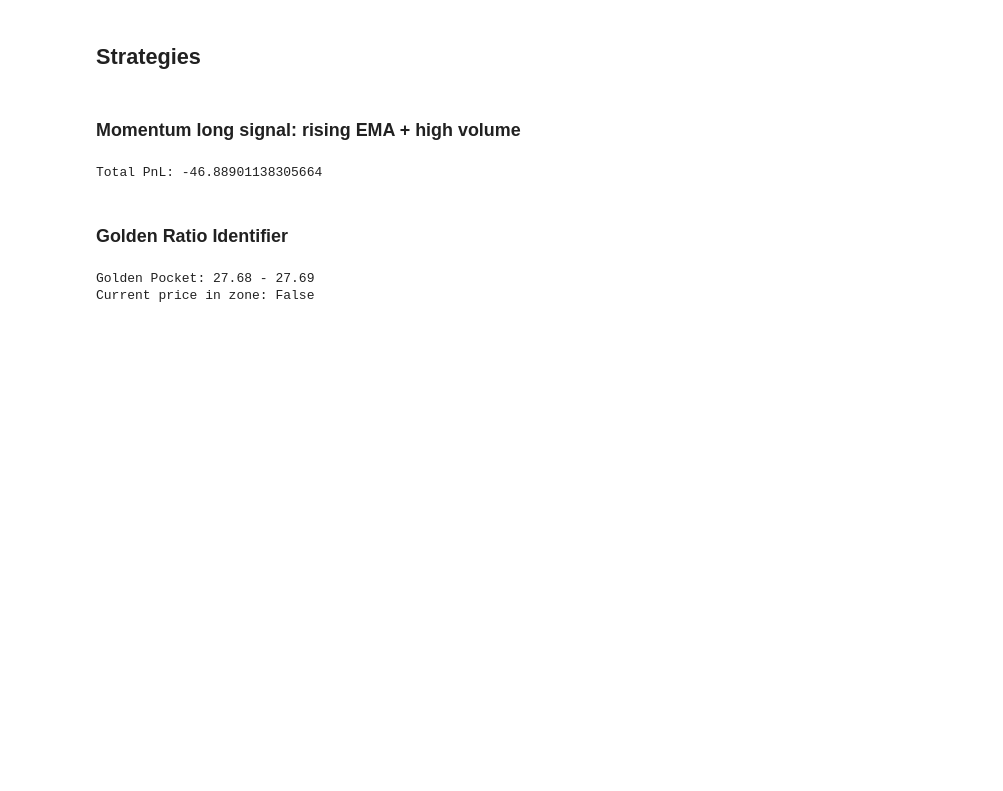
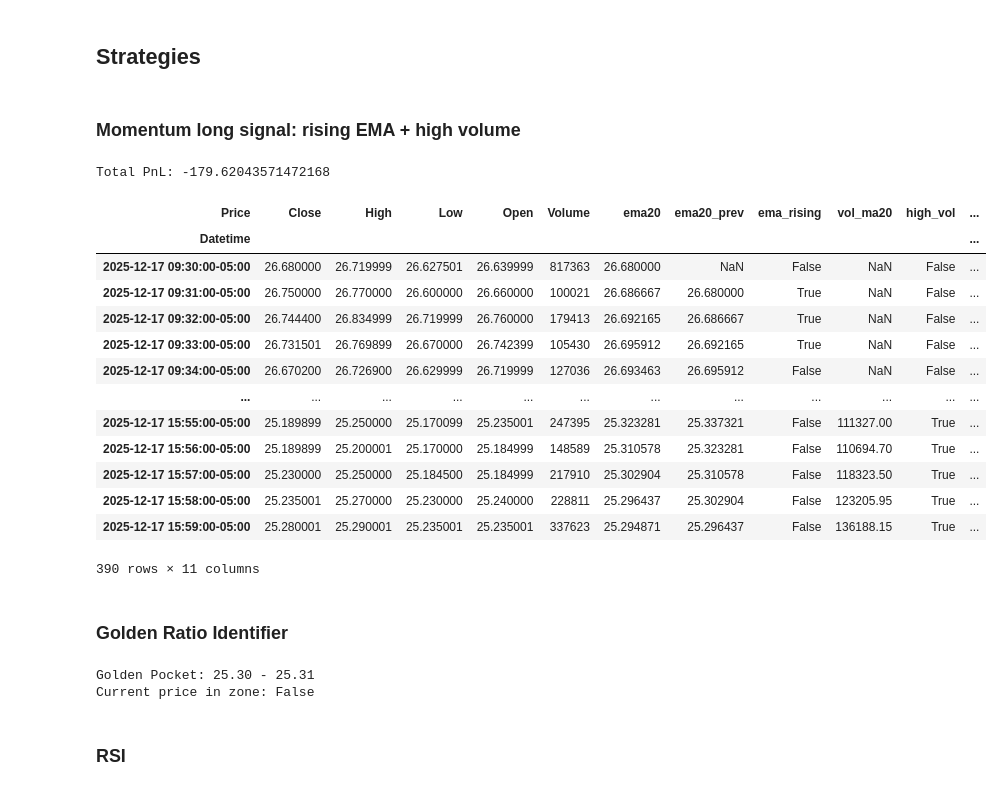
Before and after one commit to OfficialChanHen/SOFITrade, a Jupyter notebook: SOFITrade.ipynb, the cells around one changed output. Saved outputs shown, nothing was run; the diff lists cells and outputs as text; code cells hidden in the pictures; blank space fills up the shorter version.

```diff
--- a/SOFITrade.ipynb
+++ b/SOFITrade.ipynb
@@ -60,25 +117,13 @@ import time
 # %%
 # sofi = yf.Ticker("SOFI")
 # %%
-# hist = sofi.history(period="8d", interval="1m")
-tickers_df = yf.download("SOFI", period="1d", interval="5m").tz_convert("America/New_York")
+day = "2025-12-17"
+start = pd.to_datetime(f"{day} 09:25")
+end = pd.to_datetime(f"{day} 16:00")
+
+tickers_df = yf.download("SOFI", start=start, end=end, interval="1m", auto_adjust=True).tz_convert("America/New_York")
 tickers_df.dropna(inplace=True)
-"""
-# Example: NYSE calendar (SOFI)
-nyse = mcal.get_calendar("NYSE")
-
-# Get all valid trading days over your data range
-schedule = nyse.schedule(start_date=hist.index.min().date(),
-                         end_date=hist.index.max().date())
-trading_days = schedule.index  # DatetimeIndex of trading days
-mask = hist.index.tz_convert(None).normalize().isin(trading_days)
-print(trading_days)
-print(mask)
-# Keep only rows whose date is a trading day
-hist = hist[mask]
-"""
 
 sofi_df = tickers_df.xs("SOFI", level="Ticker", axis=1)
-sofi_number_index_df = sofi_df.reset_index()
-sofi_df, sofi_number_index_df
+sofi_df
 # %% [output]
@@ -163,34 +184,50 @@ for i in range(1, len(sofi_ema20_high_volume_df)):
         continue
 
     # If in position, check TP / SL or exit conditions
     if position != 0:
         # take profit 1%
         if row["High"] >= entry_price * 1.01:
             exit_price = entry_price * 1.01
             pnl.append((exit_price - entry_price) * position)
             position = 0
             entry_price = 0.0
             continue
 
         # stop loss 0.5%
         if row["Low"] <= entry_price * 0.995:
             exit_price = entry_price * 0.995
             pnl.append((exit_price - entry_price) * position)
             position = 0
             entry_price = 0.0
             continue
 
         # momentum breakdown: close below EMA20
         if row["Close"] < row["ema20"]:
             exit_price = row["Close"]
             pnl.append((exit_price - entry_price) * position)
             position = 0
             entry_price = 0.0
 
 total_pnl = sum(pnl)
 print("Total PnL:", total_pnl)
+
+sofi_ema20_high_volume_df
 # %% [output]
-Total PnL: -46.88901138305664
+Total PnL: -179.62043571472168
+| Price | Close | High | Low | Open | Volume | ema20 | ema20_prev | ema_rising | vol_ma20 | high_vol | ... |
+| Datetime |  |  |  |  |  |  |  |  |  |  | ... |
+| 2025-12-17 09:30:00-05:00 | 26.680000 | 26.719999 | 26.627501 | 26.639999 | 817363 | 26.680000 | NaN | False | NaN | False | ... |
+| 2025-12-17 09:31:00-05:00 | 26.750000 | 26.770000 | 26.600000 | 26.660000 | 100021 | 26.686667 | 26.680000 | True | NaN | False | ... |
+| 2025-12-17 09:32:00-05:00 | 26.744400 | 26.834999 | 26.719999 | 26.760000 | 179413 | 26.692165 | 26.686667 | True | NaN | False | ... |
+| 2025-12-17 09:33:00-05:00 | 26.731501 | 26.769899 | 26.670000 | 26.742399 | 105430 | 26.695912 | 26.692165 | True | NaN | False | ... |
+| 2025-12-17 09:34:00-05:00 | 26.670200 | 26.726900 | 26.629999 | 26.719999 | 127036 | 26.693463 | 26.695912 | False | NaN | False | ... |
+| ... | ... | ... | ... | ... | ... | ... | ... | ... | ... | ... | ... |
+| 2025-12-17 15:55:00-05:00 | 25.189899 | 25.250000 | 25.170099 | 25.235001 | 247395 | 25.323281 | 25.337321 | False | 111327.00 | True | ... |
+| 2025-12-17 15:56:00-05:00 | 25.189899 | 25.200001 | 25.170000 | 25.184999 | 148589 | 25.310578 | 25.323281 | False | 110694.70 | True | ... |
+| 2025-12-17 15:57:00-05:00 | 25.230000 | 25.250000 | 25.184500 | 25.184999 | 217910 | 25.302904 | 25.310578 | False | 118323.50 | True | ... |
+| 2025-12-17 15:58:00-05:00 | 25.235001 | 25.270000 | 25.230000 | 25.240000 | 228811 | 25.296437 | 25.302904 | False | 123205.95 | True | ... |
+| 2025-12-17 15:59:00-05:00 | 25.280001 | 25.290001 | 25.235001 | 25.235001 | 337623 | 25.294871 | 25.296437 | False | 136188.15 | True | ... |
+390 rows × 11 columns
 # %% [markdown]
 ### Golden Ratio Identifier
 # %%
@@ -223,9 +266,11 @@ def golden_pocket(df, window=5):
     }
 # %%
 # Usage
-result = golden_pocket(sofi_ema20_high_volume_df)
+result = calc_golden_pocket(sofi_ema20_high_volume_df, [27.68])
 print(f"Golden Pocket: {result['gp_lower']:.2f} - {result['gp_upper']:.2f}")
 print(f"Current price in zone: {result['in_zone']}")
 # %% [output]
-Golden Pocket: 27.68 - 27.69
+Golden Pocket: 25.30 - 25.31
 Current price in zone: False
+# %% [markdown]
+### RSI
```
Also changed, not shown: parts of 26 cells of this notebook.
